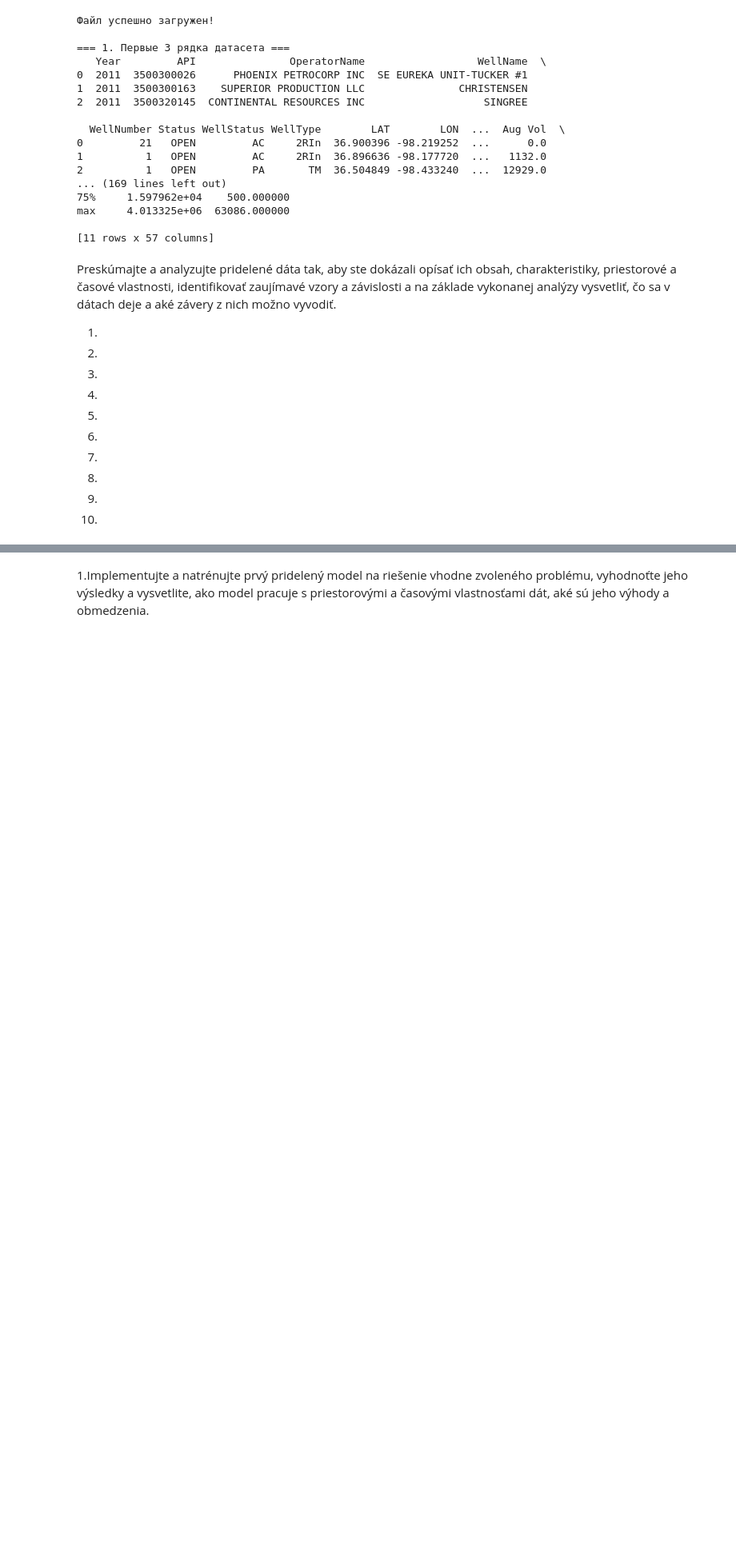
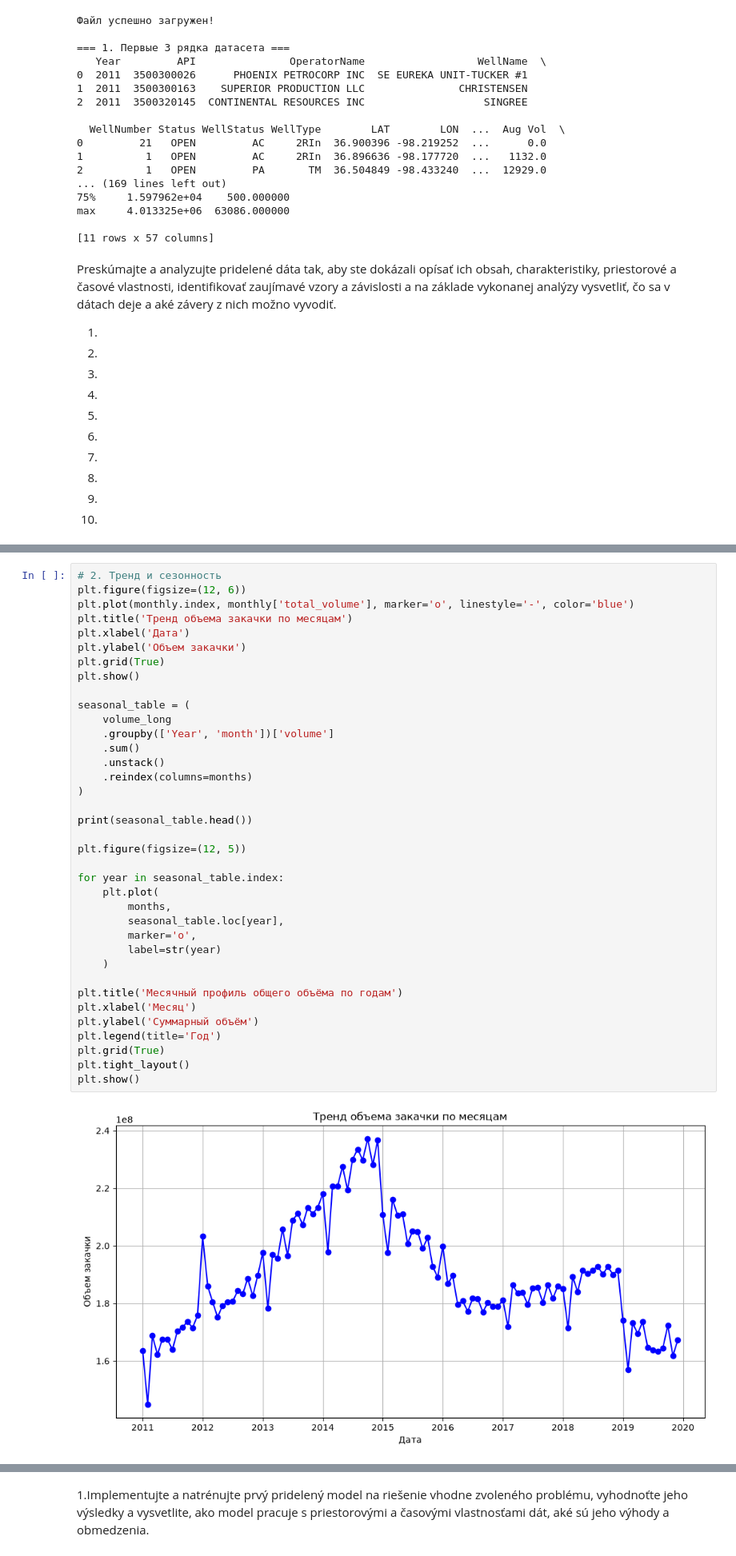
Before and after one commit to DenysLutsenko1/APCD, a Jupyter notebook: zadanie.ipynb, the cells around one changed output, grey strips where cells are left out. Shown at 80% size. Saved outputs shown, nothing was run; the diff lists cells and outputs as text; blank space fills up the shorter version.

```diff
--- a/zadanie.ipynb
+++ b/zadanie.ipynb
@@ -72,0 +142,39 @@ Preskúmajte a analyzujte pridelené dáta tak, aby ste dokázali opísať ich o
+# %%
+# 2. Тренд и сезонность
+plt.figure(figsize=(12, 6))
+plt.plot(monthly.index, monthly['total_volume'], marker='o', linestyle='-', color='blue')
+plt.title('Тренд объема закачки по месяцам')
+plt.xlabel('Дата')
+plt.ylabel('Объем закачки')
+plt.grid(True)
+plt.show()
+
+seasonal_table = (
+    volume_long
+    .groupby(['Year', 'month'])['volume']
+    .sum()
+    .unstack()
+    .reindex(columns=months)
+)
+
+print(seasonal_table.head())
+
+plt.figure(figsize=(12, 5))
+
+for year in seasonal_table.index:
+    plt.plot(
+        months,
+        seasonal_table.loc[year],
+        marker='o',
+        label=str(year)
+    )
+
+plt.title('Месячный профиль общего объёма по годам')
+plt.xlabel('Месяц')
+plt.ylabel('Суммарный объём')
+plt.legend(title='Год')
+plt.grid(True)
+plt.tight_layout()
+plt.show()
+# %% [output]
+[figure, added]
```
Also changed, not shown: parts of 9 cells of this notebook.
